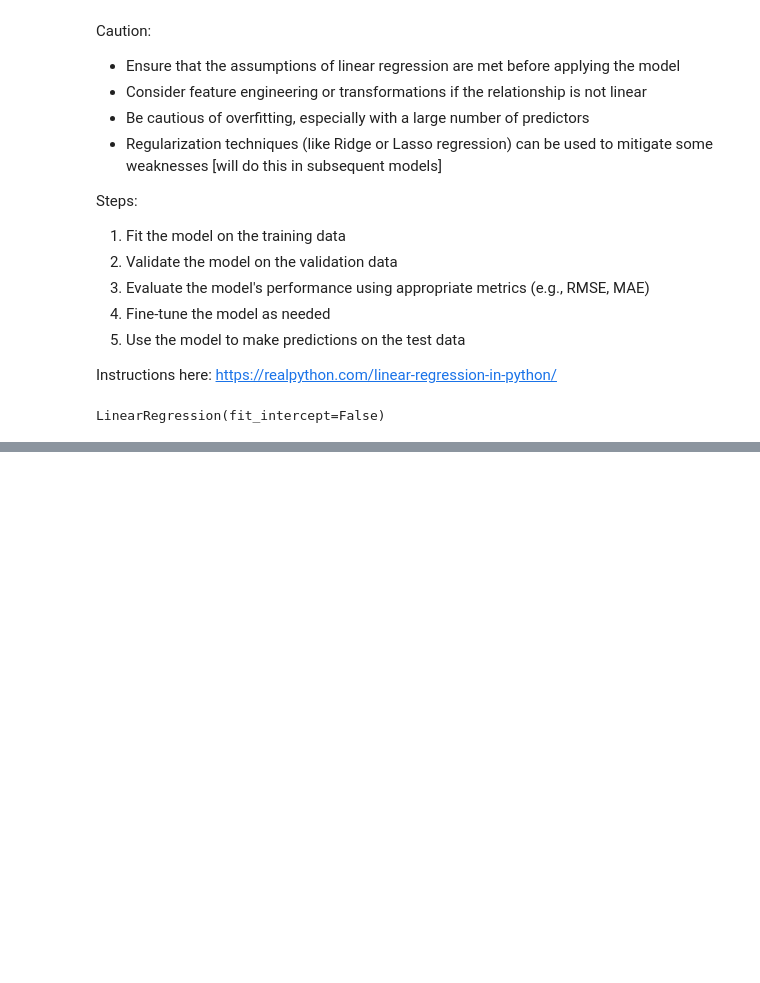
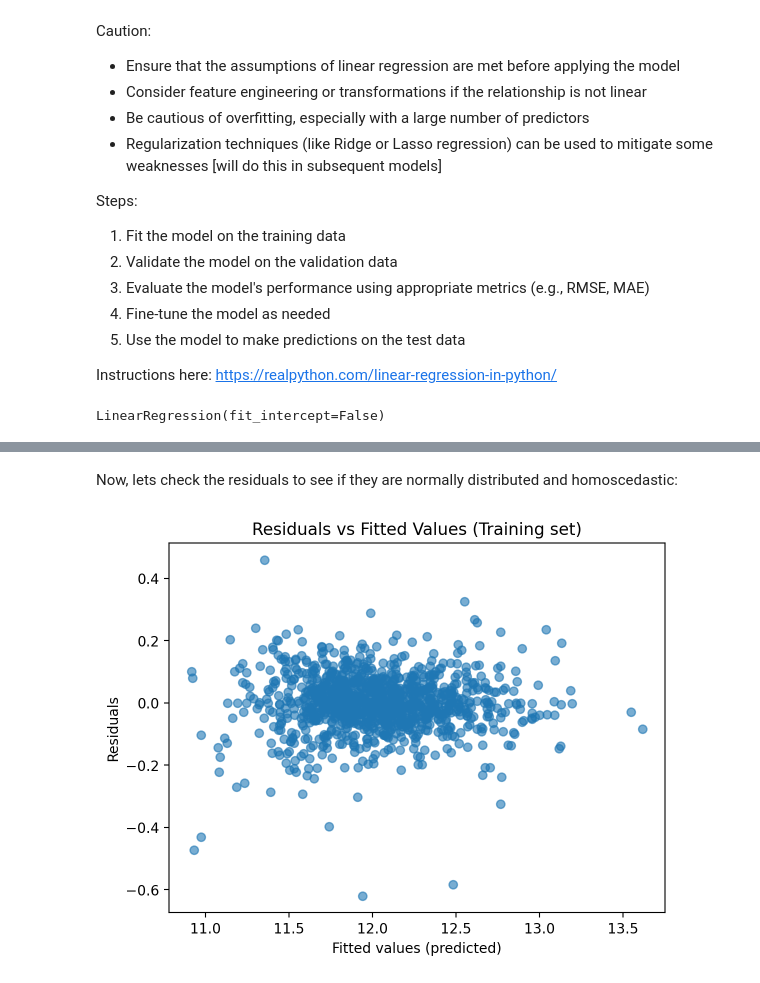
Before and after one commit to arikatz123/house-prices-ml, a Jupyter notebook: notebooks/linear_regression_models.ipynb, the cells around one changed output, grey strips where cells are left out. Cells and saved outputs as stored; diff of their text form; code cells hidden in the pictures; blank space fills up the shorter version.

```diff
--- a/notebooks/linear_regression_models.ipynb
+++ b/notebooks/linear_regression_models.ipynb
@@ -225,0 +253,15 @@ Next - wrap up analysis of linear regression. then move on to the next model
+# %% [markdown]
+Now, lets check the residuals to see if they are normally distributed and homoscedastic:
+# %%
+## Testing homoscedasticity assumption
+
+residuals_train = y_train - y_train_pred_sm
+
+plt.scatter(y_train_pred_sm, residuals_train, alpha=0.6)
+plt.xlabel ("Fitted values (predicted)")
+plt.title("Residuals vs Fitted Values (Training set)")
+plt.ylabel("Residuals")
+
+plt.show()
+# %% [output]
+[figure, added]
```
Also changed, not shown: parts of 15 cells of this notebook.
